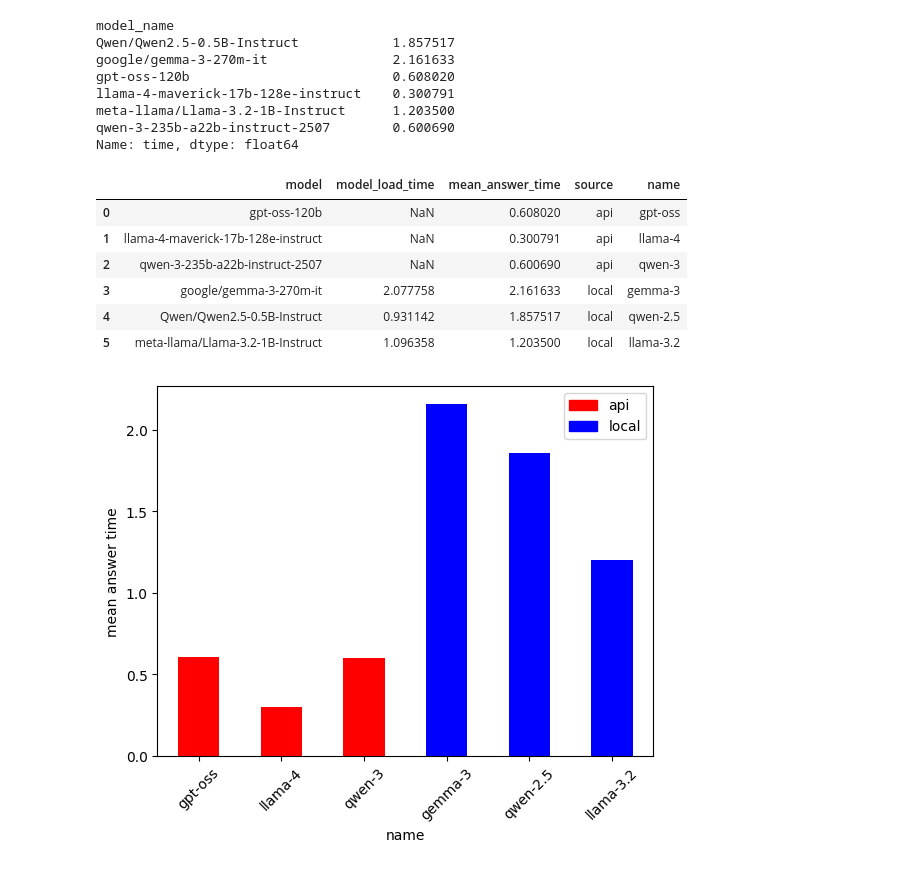
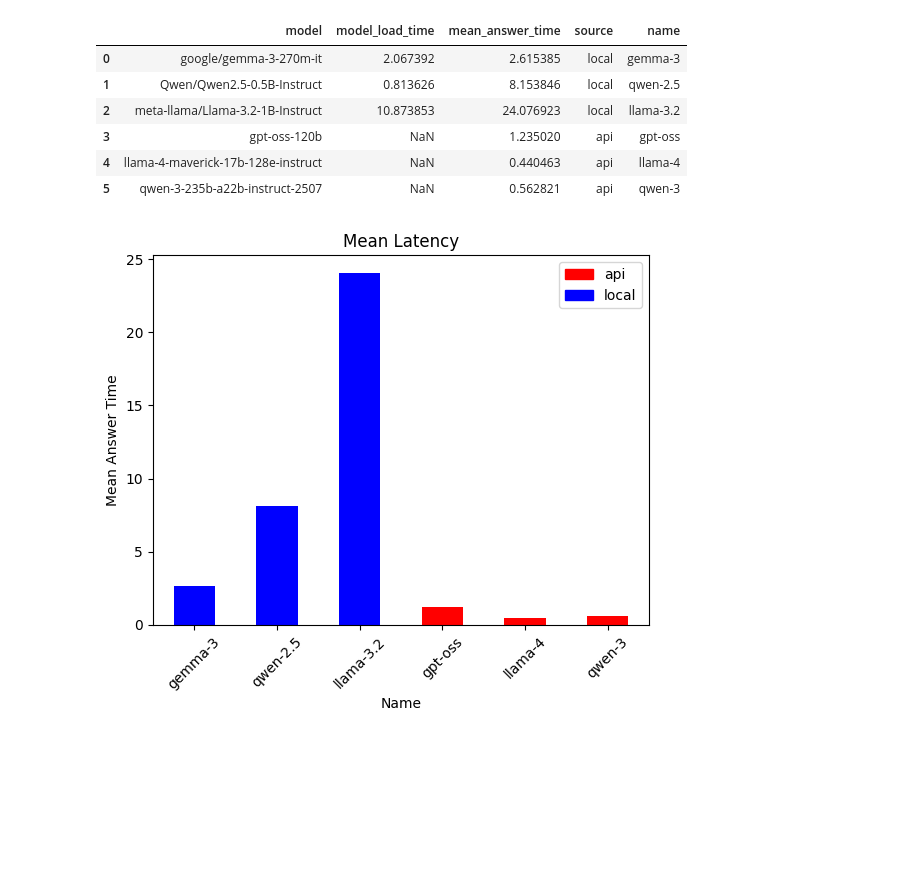
Before and after one commit to erafkin/ling4467_assignment_1, a Jupyter notebook: results.ipynb, the cells around one changed output. Drawn from its saved outputs; the diff is of its cells as text; code cells hidden in the pictures; blank space fills up the shorter version.

Commit message:
updates for more informative answers

```diff
--- a/results.ipynb
+++ b/results.ipynb
@@ -10,35 +14,24 @@ answers.loc[11].answer, answers.loc[5].model_name,
-# %%
-answers.groupby('model_name')['time'].mean()
-# %% [output]
-model_name
-Qwen/Qwen2.5-0.5B-Instruct            1.857517
-google/gemma-3-270m-it                2.161633
-gpt-oss-120b                          0.608020
-llama-4-maverick-17b-128e-instruct    0.300791
-meta-llama/Llama-3.2-1B-Instruct      1.203500
-qwen-3-235b-a22b-instruct-2507        0.600690
-Name: time, dtype: float64
 # %%
 from matplotlib import pyplot as plt
 from matplotlib import patches as mpatches
 import pandas as pd
 colors = {"api": 'r', "local": 'b'}
 handles = [mpatches.Patch(color=colors[i]) for i in colors]
 labels = [i for i in colors]
-specs.plot.bar(x="name", y="mean_answer_time", rot=45,ylabel="mean answer time",
+specs.plot.bar(x="name", y="mean_answer_time", rot=45,ylabel="Mean Answer Time",xlabel="Name",title="Mean Latency",
                color=[colors[i] for i in specs['source']])
 plt.legend(handles, labels)
 
 specs
 # %% [output]
 |  | model | model_load_time | mean_answer_time | source | name |
-| 0 | gpt-oss-120b | NaN | 0.608020 | api | gpt-oss |
-| 1 | llama-4-maverick-17b-128e-instruct | NaN | 0.300791 | api | llama-4 |
-| 2 | qwen-3-235b-a22b-instruct-2507 | NaN | 0.600690 | api | qwen-3 |
-| 3 | google/gemma-3-270m-it | 2.077758 | 2.161633 | local | gemma-3 |
-| 4 | Qwen/Qwen2.5-0.5B-Instruct | 0.931142 | 1.857517 | local | qwen-2.5 |
-| 5 | meta-llama/Llama-3.2-1B-Instruct | 1.096358 | 1.203500 | local | llama-3.2 |
+| 0 | google/gemma-3-270m-it | 2.067392 | 2.615385 | local | gemma-3 |
+| 1 | Qwen/Qwen2.5-0.5B-Instruct | 0.813626 | 8.153846 | local | qwen-2.5 |
+| 2 | meta-llama/Llama-3.2-1B-Instruct | 10.873853 | 24.076923 | local | llama-3.2 |
+| 3 | gpt-oss-120b | NaN | 1.235020 | api | gpt-oss |
+| 4 | llama-4-maverick-17b-128e-instruct | NaN | 0.440463 | api | llama-4 |
+| 5 | qwen-3-235b-a22b-instruct-2507 | NaN | 0.562821 | api | qwen-3 |
-[figure, old version]
+[figure, new version]
 # %%
 answers['answer_len'] = answers['answer'].apply(len)
 # %%
```
Also changed, not shown: parts of 5 cells of this notebook, 8 other files.
